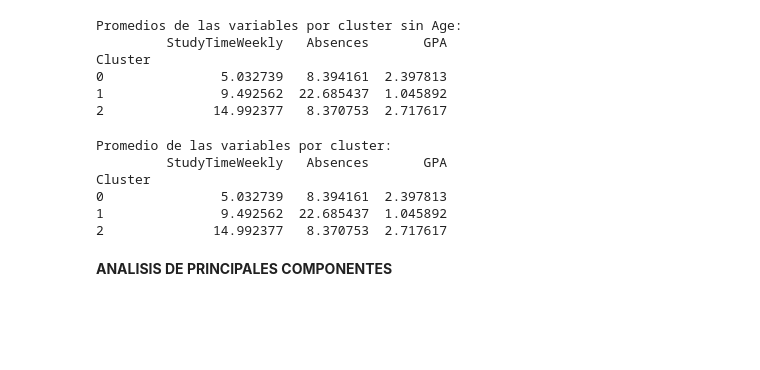
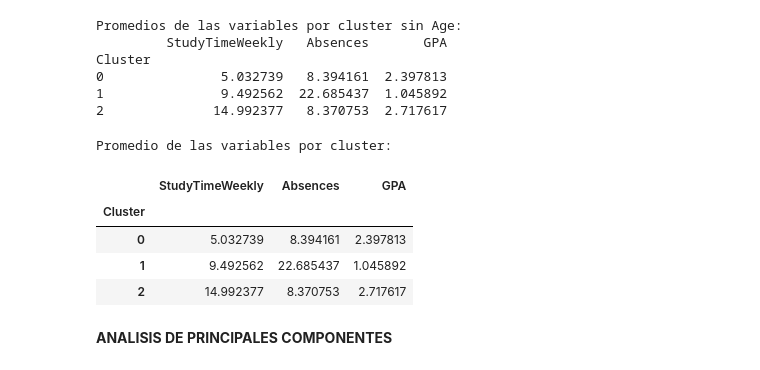
Before and after one commit to dalanocau/Taller-Program-1T, a Jupyter notebook: ALANOCA_ANALISIS_MULTI.ipynb, the cells around one changed output. Drawn from its saved outputs; the diff is of its cells as text; code cells hidden in the pictures; blank space fills up the shorter version.

```diff
--- a/ALANOCA_ANALISIS_MULTI.ipynb
+++ b/ALANOCA_ANALISIS_MULTI.ipynb
@@ -319,17 +319,17 @@ Cluster
 # %%
 # Calcular el promedio de cada variable por cluster
 cluster_means = data_no_age.groupby('Cluster')[['StudyTimeWeekly', 'Absences', 'GPA']].mean()
 
 # Mostrar los resultados
 print("Promedio de las variables por cluster:")
-print(cluster_means)
+cluster_means
 # %% [output]
 Promedio de las variables por cluster:
-         StudyTimeWeekly   Absences       GPA
-Cluster
-0               5.032739   8.394161  2.397813
-1               9.492562  22.685437  1.045892
-2              14.992377   8.370753  2.717617
+|  | StudyTimeWeekly | Absences | GPA |
+| Cluster |  |  |  |
+| 0 | 5.032739 | 8.394161 | 2.397813 |
+| 1 | 9.492562 | 22.685437 | 1.045892 |
+| 2 | 14.992377 | 8.370753 | 2.717617 |
 # %% [markdown]
 **ANALISIS DE PRINCIPALES COMPONENTES**
 # %%
```
